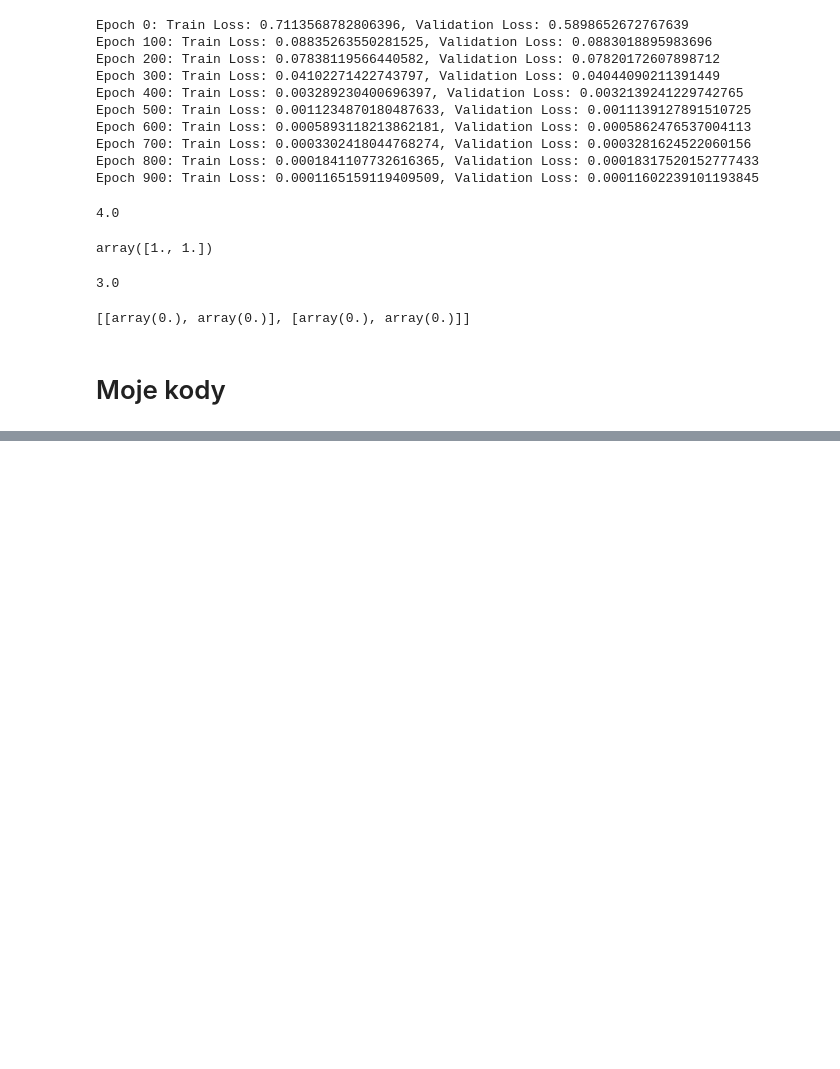
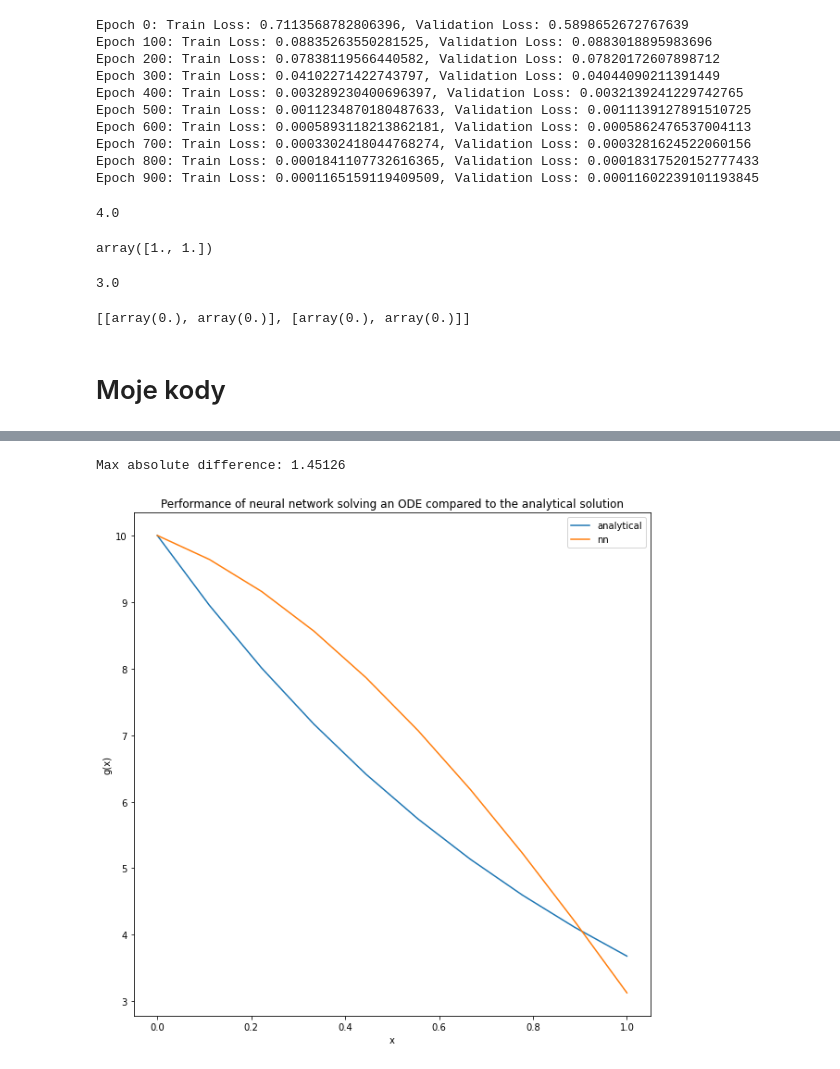
Before and after one commit to Szymex49/Neural-networks-for-solving-PDE, a Jupyter notebook: notes.ipynb, the cells around one changed output, grey strips where cells are left out. Drawn from its saved outputs; the diff is of its cells as text; code cells hidden in the pictures; blank space fills up the shorter version.

```diff
--- a/notes.ipynb
+++ b/notes.ipynb
@@ -704,0 +796,61 @@ array([ 6, 12, 18])
+# %%
+def sigmoid(x):
+    return 1/(1 + np.exp(-x))
+
+def neural_network(x, weights):
+    x = np.vstack([np.ones(len(x)), x])
+    x = sigmoid(weights[0] @ x)
+    x = np.vstack([np.ones(len(x)), x])
+    x = weights[1] @ x
+    return x
+
+def g_t(x, weights):
+    g0 = 10
+    return g0 + x * neural_network(x, weights)
+
+def equation(x, g, weights):
+    g_x = elementwise_grad(g, 0)
+    g_xx = elementwise_grad(g_x, 0)
+    gamma = 1
+    return gamma * g(x, weights) + g_xx(x, weights)
+
+def cost(x, g_t, equation, weights):
+    return np.mean(equation(x, g_t, weights)**2)
+
+def solve(equation, g_t, xs, epochs):
+
+    cost_grad = elementwise_grad(cost, 3)
+    weights = [np.random.randn(10, 2), np.random.randn(1, 11)]
+
+    for epoch in range(epochs):
+        dW = cost_grad(xs, g_t, equation, weights)
+        for w in range(len(weights)):
+            weights[w] -= 0.001 * dW[w]
+    return weights
+
+def g_analytic(x, gamma = 1, g0 = 10):
+    return g0 * np.exp(-gamma * x)
+
+xs = np.linspace(0, 1, 10)
+
+weights = solve(equation, g_t, xs, 1000)
+
+# Print the deviation from the trial solution and true solution
+res = g_t(xs, weights).flatten()
+res_analytical = g_analytic(xs)
+
+print('Max absolute difference: %g'%np.max(np.abs(res - res_analytical)))
+
+# Plot the results
+plt.figure(figsize=(10,10))
+
+plt.title('Performance of neural network solving an ODE compared to the analytical solution')
+plt.plot(xs, res_analytical)
+plt.plot(xs, res)
+plt.legend(['analytical','nn'])
+plt.xlabel('x')
+plt.ylabel('g(x)')
+plt.show()
+# %% [output]
+Max absolute difference: 1.45126
+[figure, added]
```
Also changed, not shown: parts of 10 cells of this notebook.
